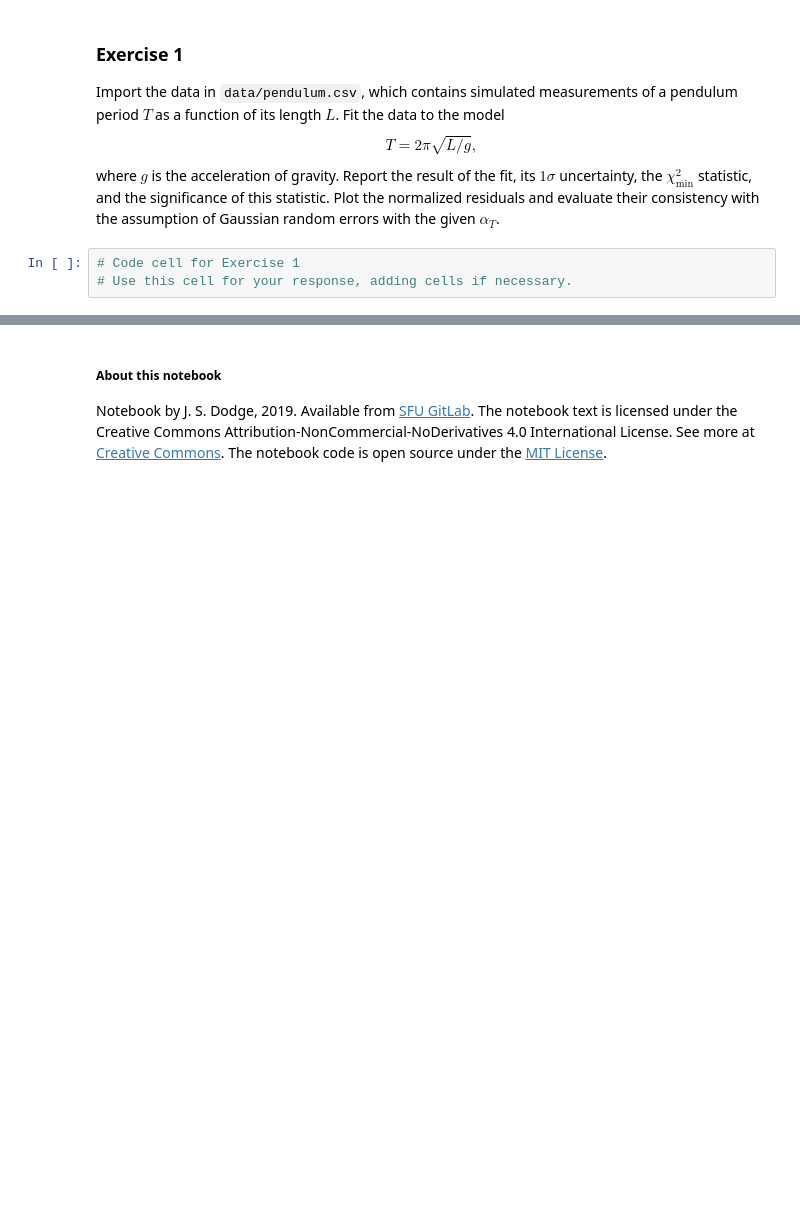
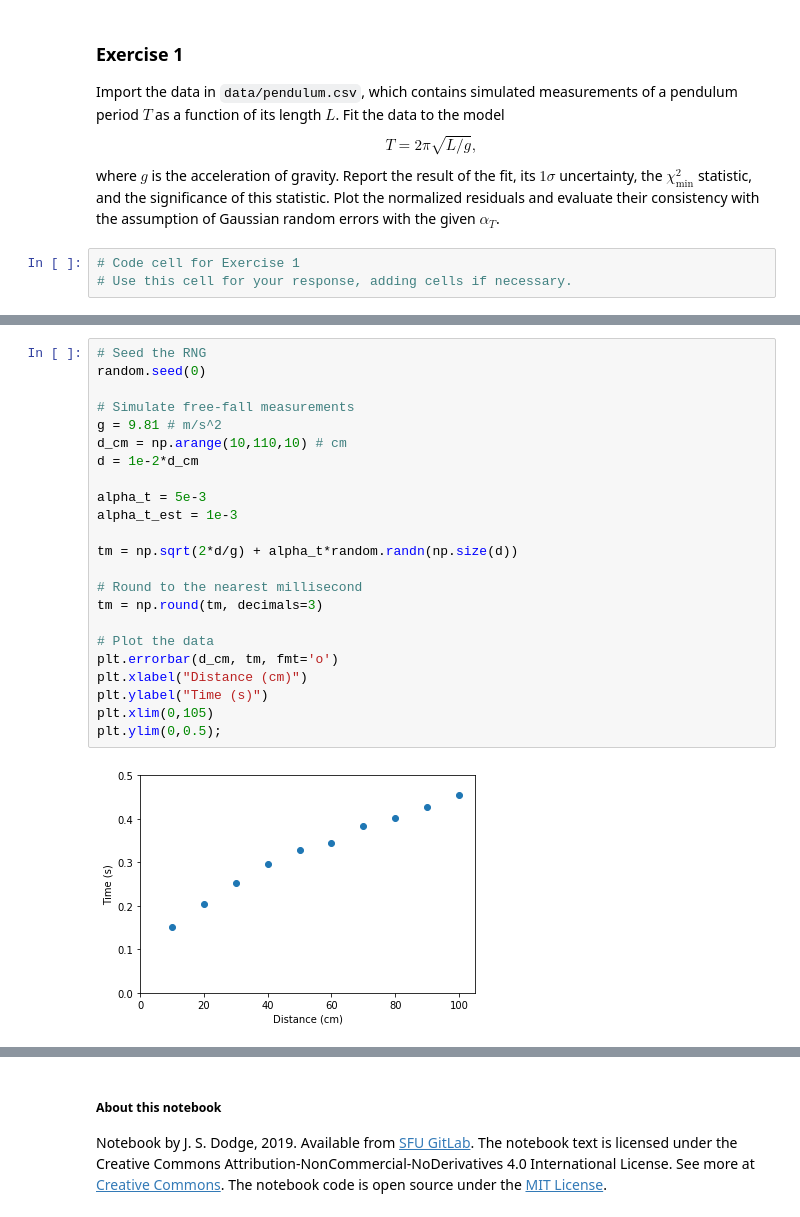
Before and after one commit to jsdodge/data-analysis-python, a Jupyter notebook: notebooks/8.0-Hypothesis-testing.ipynb, the cells around one changed output, grey strips where cells are left out. Saved outputs shown, nothing was run; the diff lists cells and outputs as text; blank space fills up the shorter version.

```diff
--- a/notebooks/8.0-Hypothesis-testing.ipynb
+++ b/notebooks/8.0-Hypothesis-testing.ipynb
@@ -194,0 +231,25 @@ where $g$ is the acceleration of gravity. Report the result of the fit, its $1\s
+# %%
+# Seed the RNG
+random.seed(0)
+
+# Simulate free-fall measurements
+g = 9.81 # m/s^2
+d_cm = np.arange(10,110,10) # cm
+d = 1e-2*d_cm
+
+alpha_t = 5e-3
+alpha_t_est = 1e-3
+
+tm = np.sqrt(2*d/g) + alpha_t*random.randn(np.size(d))
+
+# Round to the nearest millisecond
+tm = np.round(tm, decimals=3)
+
+# Plot the data
+plt.errorbar(d_cm, tm, fmt='o')
+plt.xlabel("Distance (cm)")
+plt.ylabel("Time (s)")
+plt.xlim(0,105)
+plt.ylim(0,0.5);
+# %% [output]
+[figure, added]
```
Also changed, not shown: parts of 24 cells of this notebook, 2 other files.
